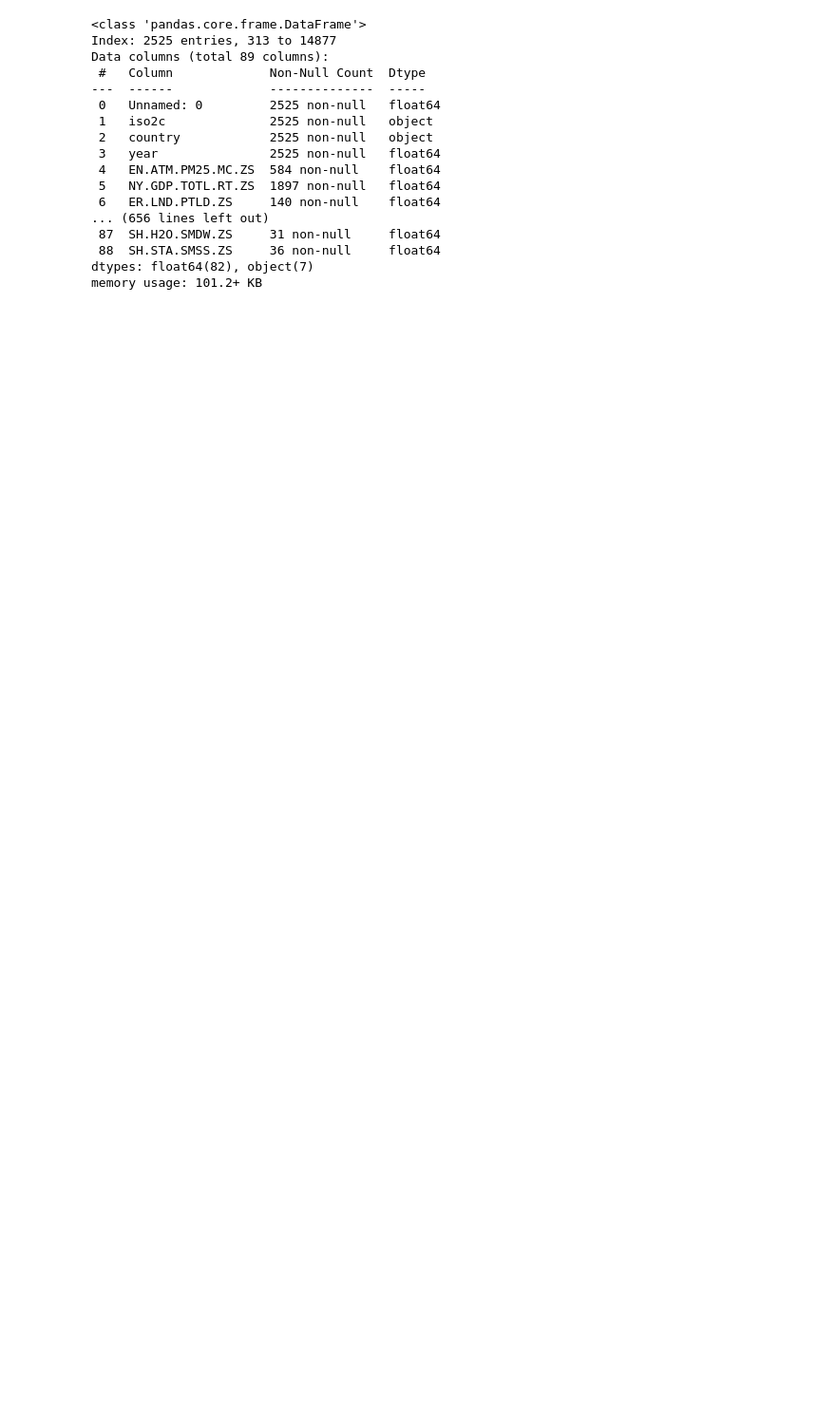
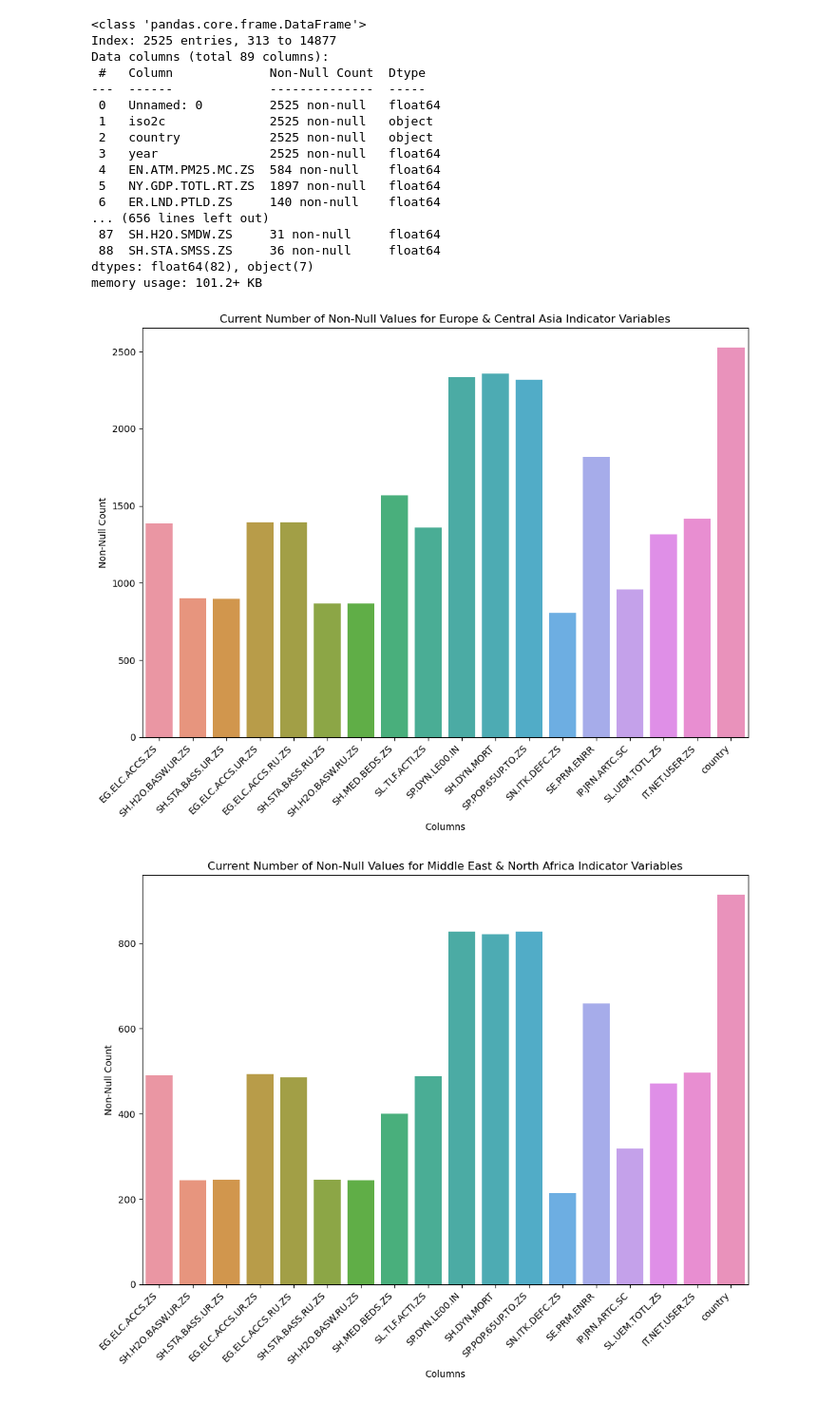
Before and after one commit to dylanlhong/environmental_impact_score, a Jupyter notebook: model.ipynb, the cells around one changed output. Shown at 95% size. Saved outputs shown, nothing was run; the diff lists cells and outputs as text; code cells hidden in the pictures; blank space fills up the shorter version.

```diff
--- a/model.ipynb
+++ b/model.ipynb
@@ -321,13 +329,31 @@ Data columns (total 89 columns):
  88  SH.STA.SMSS.ZS     36 non-null     float64
 dtypes: float64(82), object(7)
 memory usage: 101.2+ KB
-# %%
-# Split each region's data into train/dev/test
-
-for region in regions.values():
-    # Extract feature matrix (X) and target vector (y) from DataFrame
-    region.X = region.df[feature_columns]  # Feature matrix (DataFrame with selected columns)
-    region.y = region.df[target_columns]  # Target vector (Series with target column)
-
-    # Split data into training set (80%) and combined dev/test set (20%)
-    region.X_train, region.X_dev_test, region.y_train, region.y_dev_test = train_test_split(X, y, test_size=0.2, random_state=42)
+# %%
+# Plot the indicator variables again to get rid of things that have less than 90% of data there
+
+for region in regions.values():
+    graph_list = feature_columns
+    graph_list.append('country')
+    # Create a Series counting non-nulls for the indicator columns
+    non_null_counts = region.df[graph_list].notnull().sum()
+
+    # Convert the Series to DataFrame for Seaborn
+    counts_df = non_null_counts.reset_index()
+    counts_df.columns = ['Column', 'Non-Null Count']
+
+    # Plotting
+    plt.figure(figsize=(10, 8)) # Adjust the size as needed
+    sns.barplot(x='Column', y='Non-Null Count', data=counts_df)
+
+    plt.title('Current Number of Non-Null Values for ' + region.name + ' Indicator Variables')
+    plt.xlabel('Columns')
+    plt.ylabel('Non-Null Count')
+    plt.xticks(rotation=45, ha="right") # Rotate the x-axis labels for better readability
+    plt.tight_layout() # Adjust subplot params so the plot fits into the figure area
+
+    # Show the plot
+    plt.show()
+# %% [output]
+[figure, added]
+[figure, added]
```
Also changed, not shown: parts of 11 cells of this notebook.
